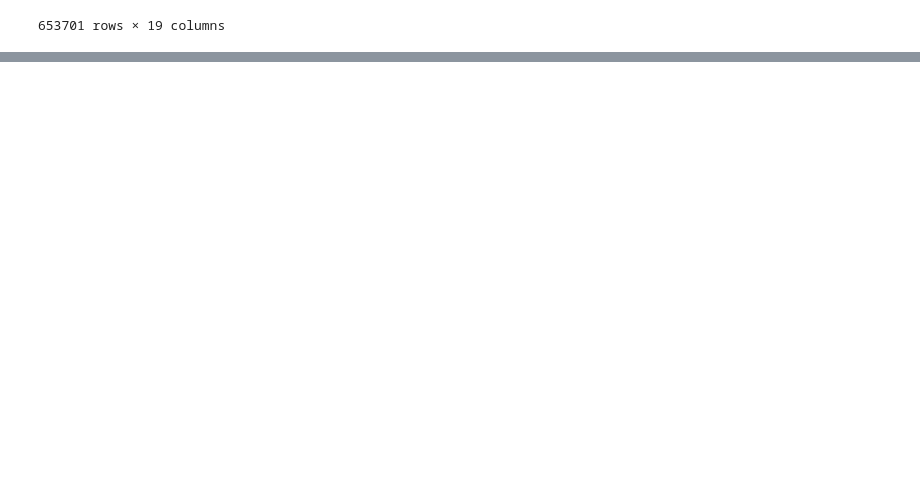
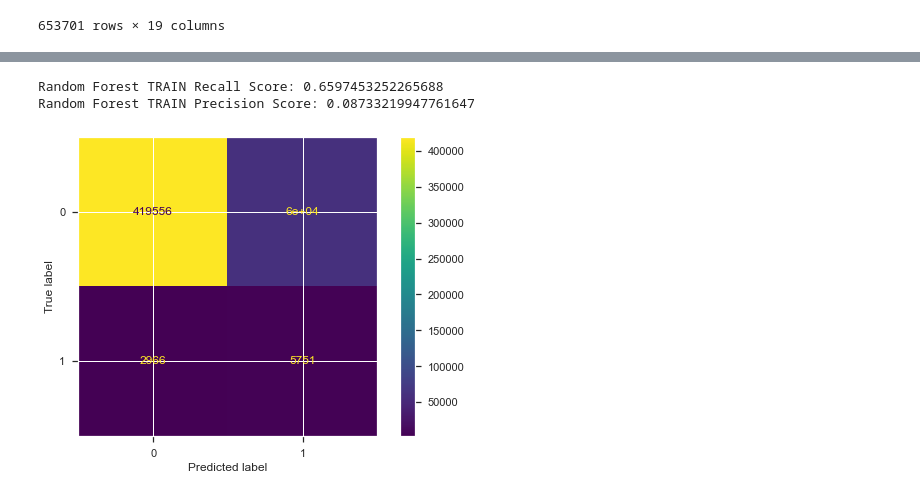
Before and after one commit to ClayHunn/Phase3Project, a Jupyter notebook: Kyle_EDA_notebook.ipynb, the cells around one changed output, grey strips where cells are left out. Drawn from its saved outputs; the diff is of its cells as text; code cells hidden in the pictures; blank space fills up the shorter version.

```diff
--- a/Kyle_EDA_notebook.ipynb
+++ b/Kyle_EDA_notebook.ipynb
@@ -423,0 +701,5 @@ df_full
+# %%
+pipe2 = Pipeline(steps=[('preprocessor', preprocessor),
+                       ('classiffier', RandomForestClassifier( max_depth = 10, class_weight = 'balanced_subsample'))])
+
+pipe2.fit(X_train,y_train)
@@ -423,0 +726,11 @@ df_full
+# %%
+plot_confusion_matrix(pipe2, X_train, y_train)
+
+train_predict_2 = pipe2.predict(X_train)
+
+print('Random Forest TRAIN Recall Score:', recall_score(y_train, train_predict_2))
+print('Random Forest TRAIN Precision Score:', precision_score(y_train, train_predict_2))
+# %% [output]
+Random Forest TRAIN Recall Score: 0.6597453252265688
+Random Forest TRAIN Precision Score: 0.08733219947761647
+[figure, added]
```
Also changed, not shown: parts of 31 cells of this notebook, 1 other file.
